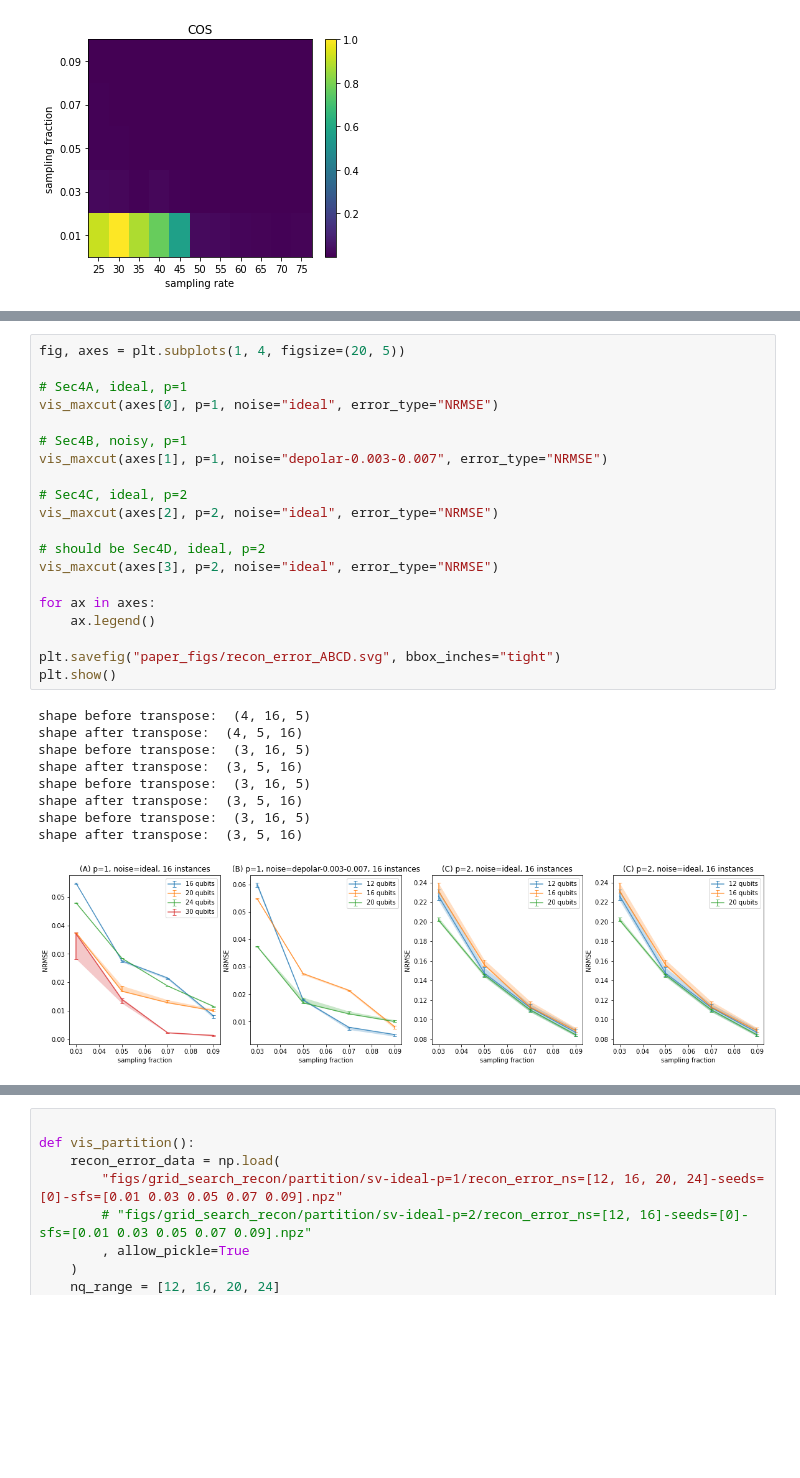
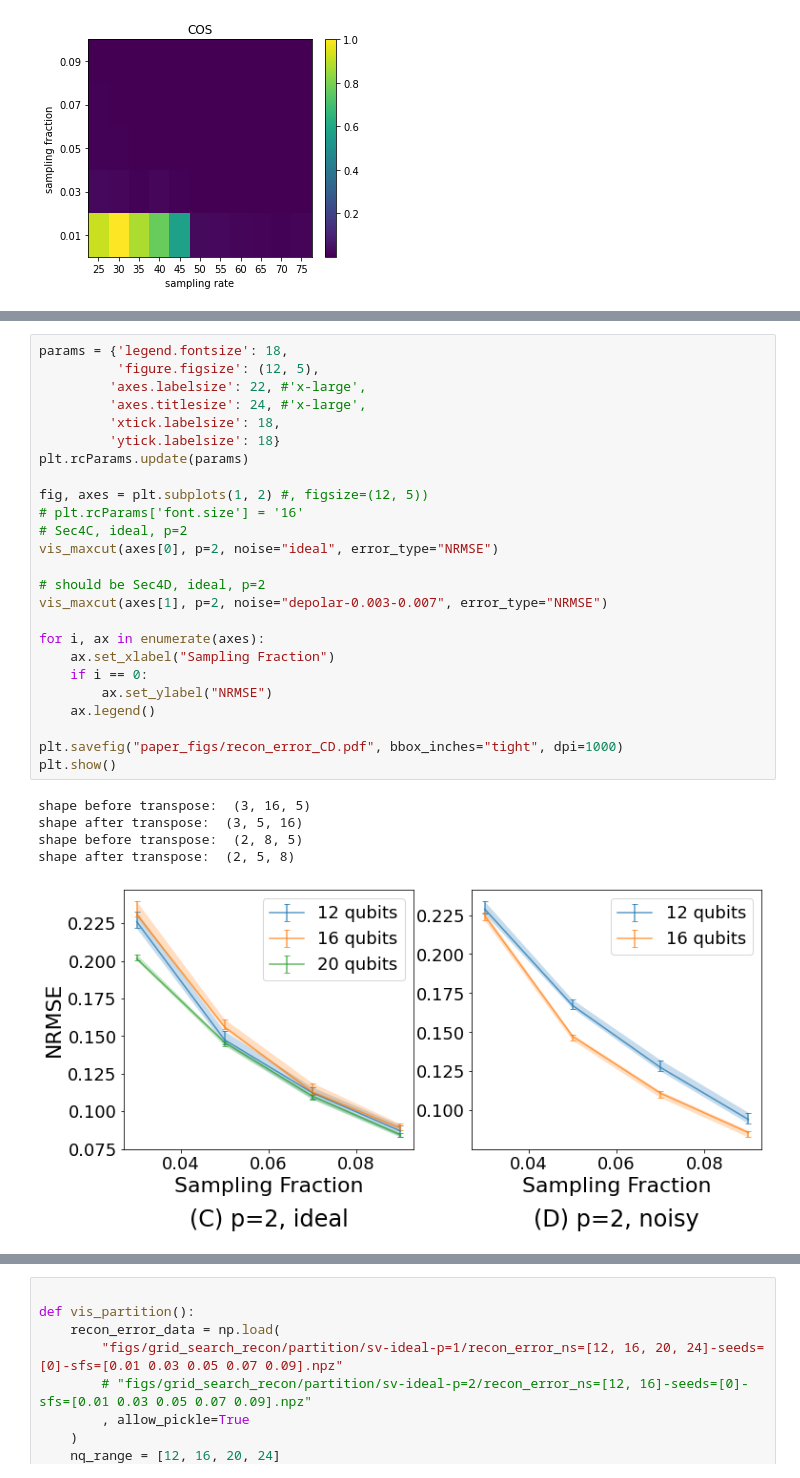
Before and after one commit to kunliu7/oscar, a Jupyter notebook: vis_figs_section4_recon_error.ipynb, the cells around one changed output, grey strips where cells are left out. Saved outputs shown, nothing was run; the diff lists cells and outputs as text; blank space fills up the shorter version.

Commit message:
vis: for paper

```diff
--- a/vis_figs_section4_recon_error.ipynb
+++ b/vis_figs_section4_recon_error.ipynb
@@ -171,30 +211,31 @@ def vis_maxcut(ax, p: int, noise: str, error_type: str):
 # %%
-fig, axes = plt.subplots(1, 4, figsize=(20, 5))
+params = {'legend.fontsize': 18,
+          'figure.figsize': (12, 5),
+         'axes.labelsize': 22, #'x-large',
+         'axes.titlesize': 24, #'x-large',
+         'xtick.labelsize': 18,
+         'ytick.labelsize': 18}
+plt.rcParams.update(params)
 
-# Sec4A, ideal, p=1
-vis_maxcut(axes[0], p=1, noise="ideal", error_type="NRMSE")
-
-# Sec4B, noisy, p=1
-vis_maxcut(axes[1], p=1, noise="depolar-0.003-0.007", error_type="NRMSE")
-
+fig, axes = plt.subplots(1, 2) #, figsize=(12, 5))
+# plt.rcParams['font.size'] = '16'
 # Sec4C, ideal, p=2
-vis_maxcut(axes[2], p=2, noise="ideal", error_type="NRMSE")
+vis_maxcut(axes[0], p=2, noise="ideal", error_type="NRMSE")
 
 # should be Sec4D, ideal, p=2
-vis_maxcut(axes[3], p=2, noise="ideal", error_type="NRMSE")
+vis_maxcut(axes[1], p=2, noise="depolar-0.003-0.007", error_type="NRMSE")
 
-for ax in axes:
+for i, ax in enumerate(axes):
+    ax.set_xlabel("Sampling Fraction")
+    if i == 0:
+        ax.set_ylabel("NRMSE")
     ax.legend()
 
-plt.savefig("paper_figs/recon_error_ABCD.svg", bbox_inches="tight")
+plt.savefig("paper_figs/recon_error_CD.pdf", bbox_inches="tight", dpi=1000)
 plt.show()
 # %% [output]
-shape before transpose:  (4, 16, 5)
-shape after transpose:  (4, 5, 16)
 shape before transpose:  (3, 16, 5)
 shape after transpose:  (3, 5, 16)
-shape before transpose:  (3, 16, 5)
-shape after transpose:  (3, 5, 16)
-shape before transpose:  (3, 16, 5)
-shape after transpose:  (3, 5, 16)
+shape before transpose:  (2, 8, 5)
+shape after transpose:  (2, 5, 8)
-[figure, old version]
+[figure, new version]
```
Also changed, not shown: parts of 10 cells of this notebook, 1 other file.
